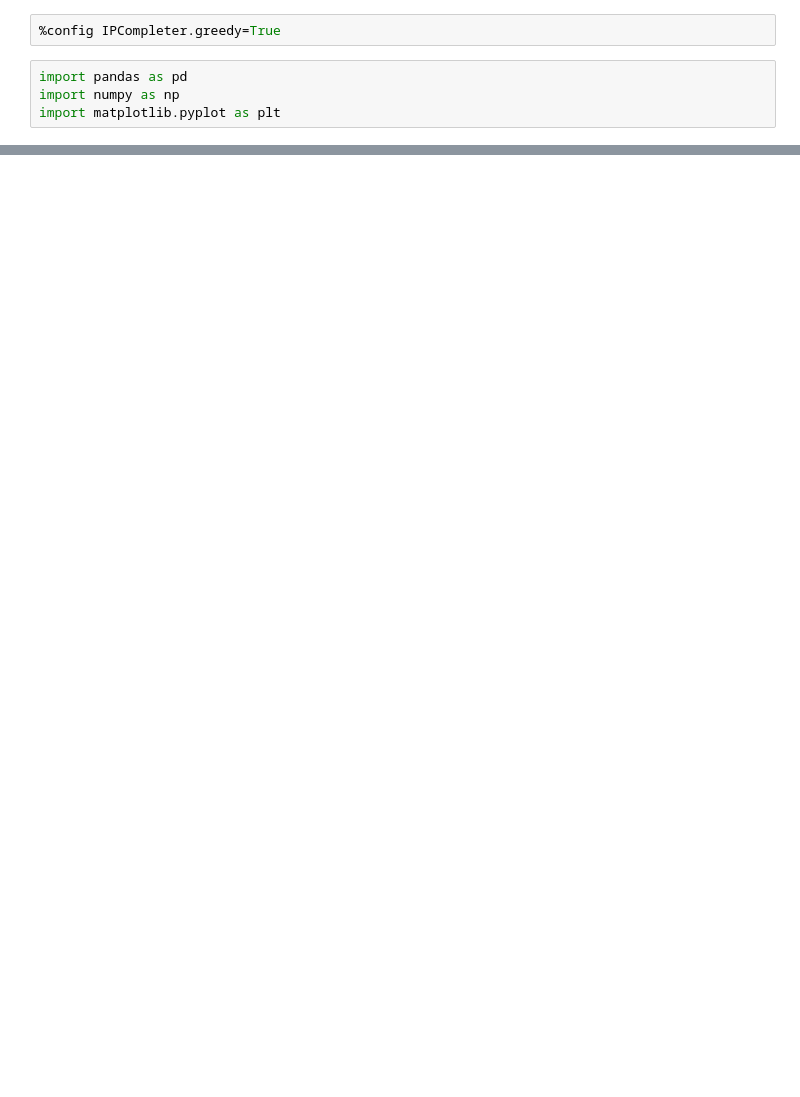
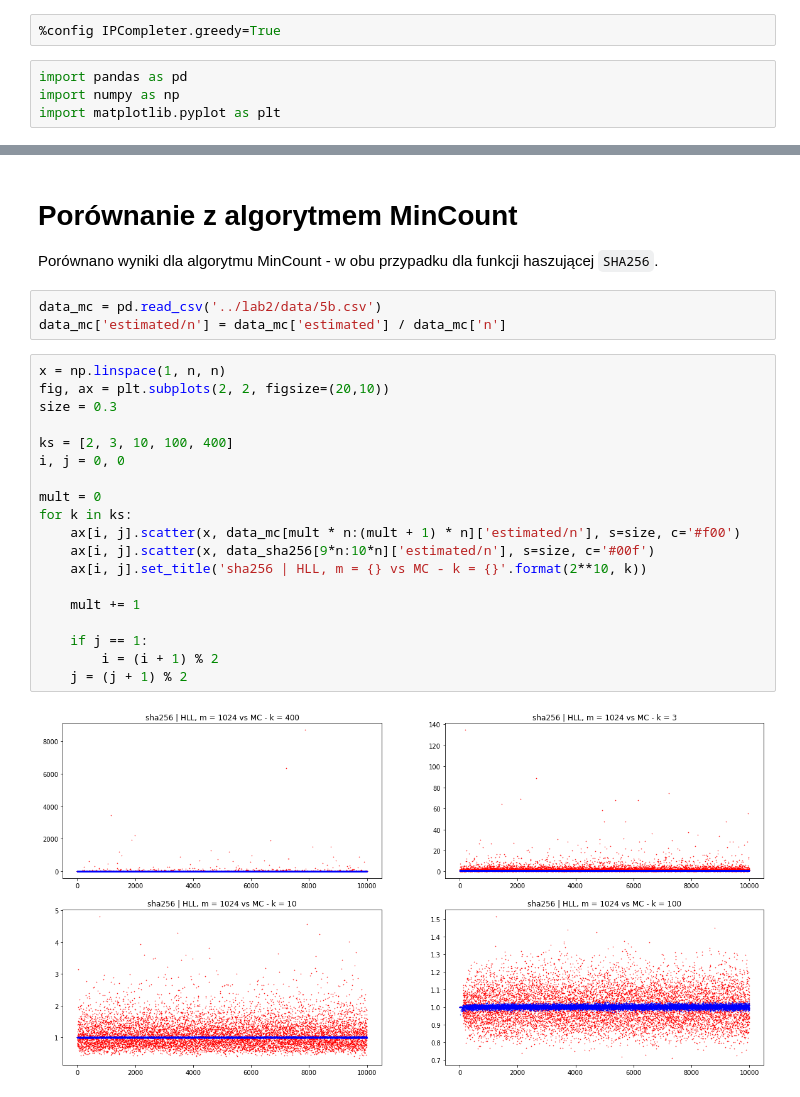
Before and after one commit to JakubGogola-IDENTT/analysis_of_algorithms, a Jupyter notebook: lab3/lab3.ipynb, the cells around one changed output, grey strips where cells are left out. Saved outputs shown, nothing was run; the diff lists cells and outputs as text; blank space fills up the shorter version.

```diff
--- a/lab3/lab3.ipynb
+++ b/lab3/lab3.ipynb
@@ -47,0 +97,28 @@ summary
+# %% [markdown]
+# Porównanie z algorytmem MinCount
+
+Porównano wyniki dla algorytmu MinCount - w obu przypadku dla funkcji haszującej `SHA256`.
+# %%
+data_mc = pd.read_csv('../lab2/data/5b.csv')
+data_mc['estimated/n'] = data_mc['estimated'] / data_mc['n']
+# %%
+x = np.linspace(1, n, n)
+fig, ax = plt.subplots(2, 2, figsize=(20,10))
+size = 0.3
+
+ks = [2, 3, 10, 100, 400]
+i, j = 0, 0
+
+mult = 0
+for k in ks:
+    ax[i, j].scatter(x, data_mc[mult * n:(mult + 1) * n]['estimated/n'], s=size, c='#f00')
+    ax[i, j].scatter(x, data_sha256[9*n:10*n]['estimated/n'], s=size, c='#00f')
+    ax[i, j].set_title('sha256 | HLL, m = {} vs MC - k = {}'.format(2**10, k))
+
+    mult += 1
+
+    if j == 1:
+        i = (i + 1) % 2
+    j = (j + 1) % 2
+# %% [output]
+[figure, added]
```
Also changed, not shown: parts of 9 cells of this notebook, 2 other files.
